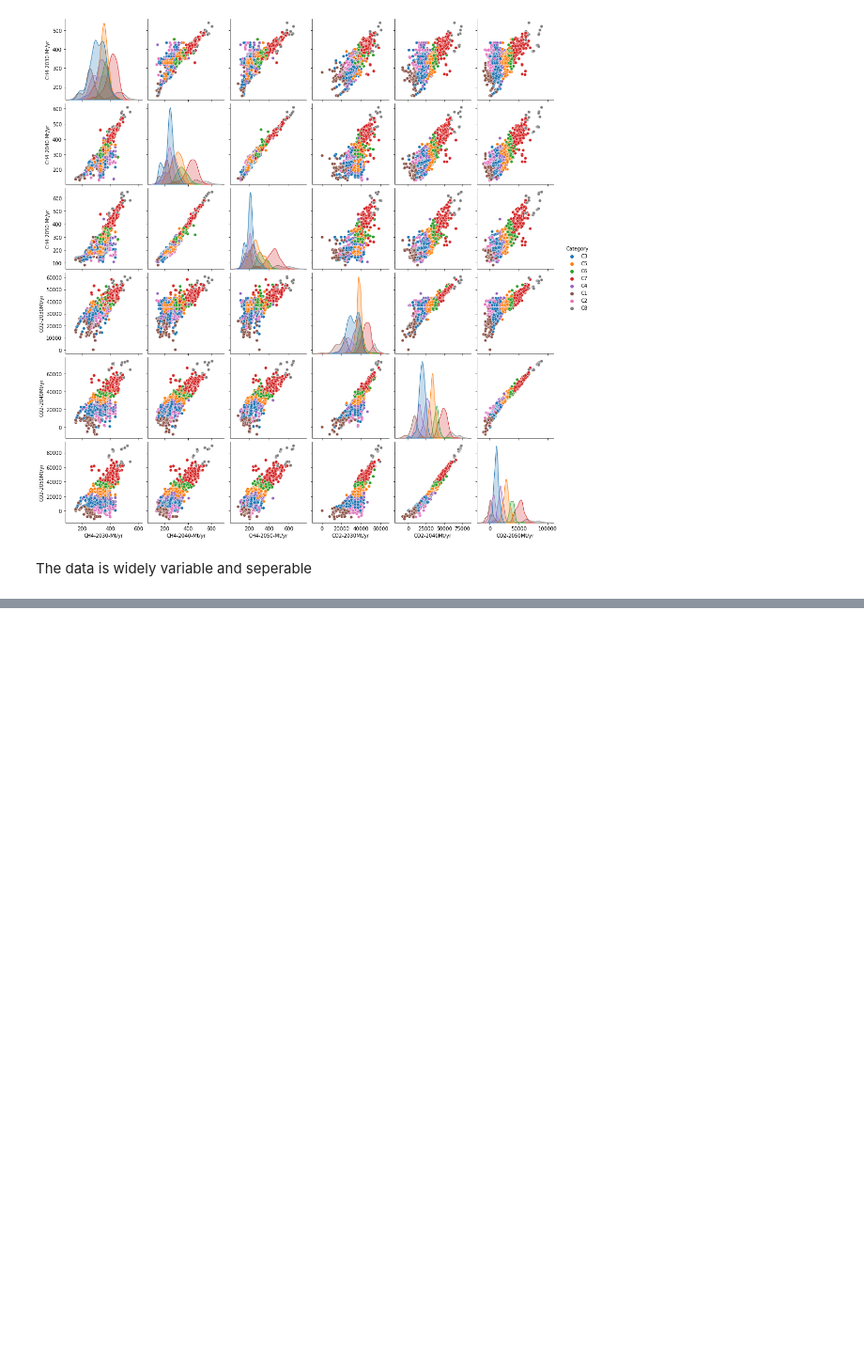
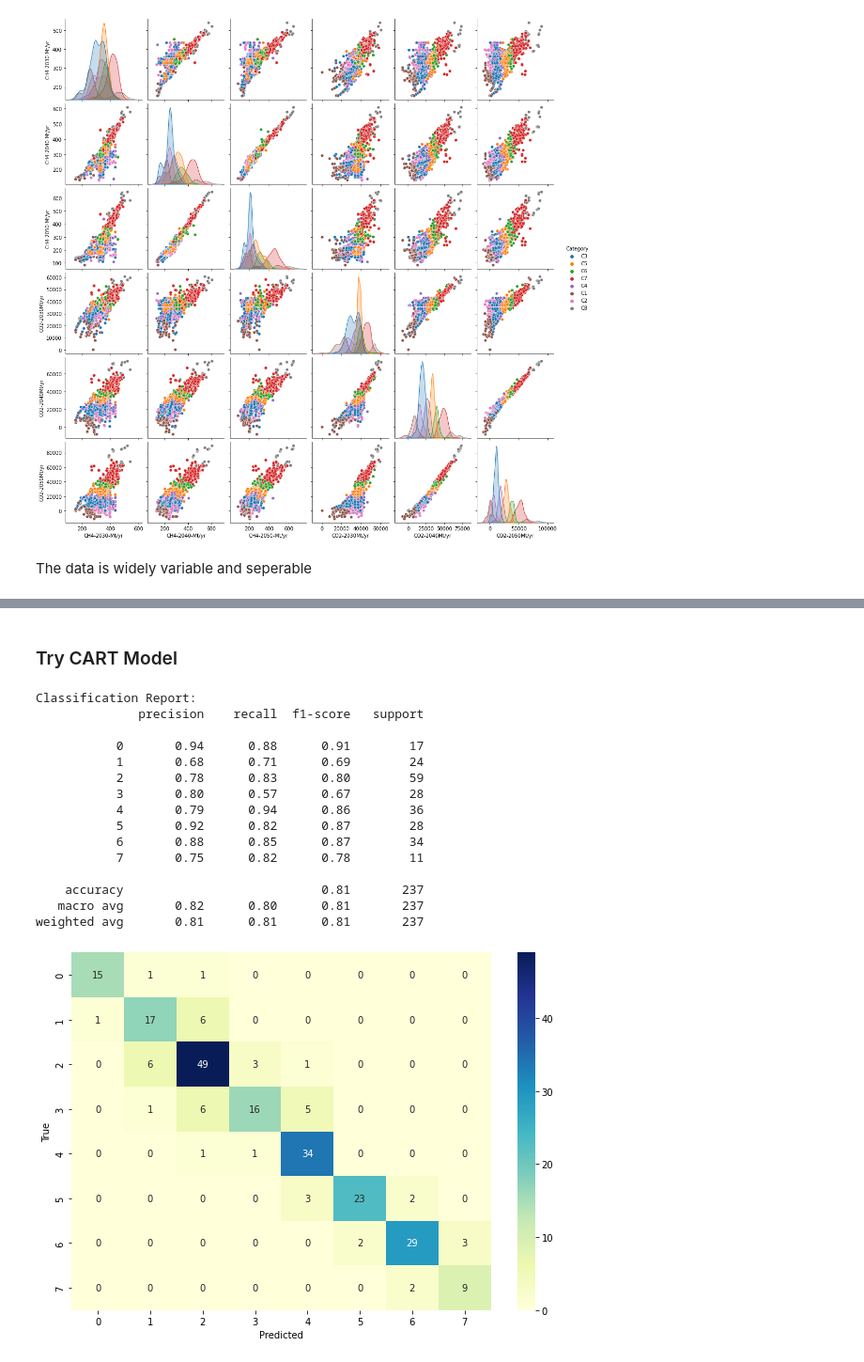
Before and after one commit to muadelm/IPCC_Scenarios, a Jupyter notebook: Classification_of_scenarioes_June2023/Classification_of_scenarioes.ipynb, the cells around one changed output, grey strips where cells are left out. Shown at 94% size. Saved outputs shown, nothing was run; the diff lists cells and outputs as text; code cells hidden in the pictures; blank space fills up the shorter version.

```diff
--- a/Classification_of_scenarioes_June2023/Classification_of_scenarioes.ipynb
+++ b/Classification_of_scenarioes_June2023/Classification_of_scenarioes.ipynb
@@ -336,0 +365,41 @@ weighted avg       0.80      0.80      0.80       237
+# %% [markdown]
+### Try CART Model
+# %%
+
+# Create CART Classifier
+clf = DecisionTreeClassifier()
+
+# Train the model using the training sets
+clf.fit(X_train, y_train)
+
+# Predict the response for test dataset
+y_pred = clf.predict(X_test)
+
+# Model Accuracy, how often is the classifier correct?
+print("\nClassification Report:")
+print(classification_report(y_test, y_pred))
+
+# Print confusion matrix
+cm = confusion_matrix(y_test, y_pred)
+plt.figure(figsize=(10,7))
+sns.heatmap(cm, annot=True, cmap="YlGnBu")
+plt.xlabel('Predicted')
+plt.ylabel('True')
+plt.show()
+# %% [output]
+Classification Report:
+              precision    recall  f1-score   support
+
+           0       0.94      0.88      0.91        17
+           1       0.68      0.71      0.69        24
+           2       0.78      0.83      0.80        59
+           3       0.80      0.57      0.67        28
+           4       0.79      0.94      0.86        36
+           5       0.92      0.82      0.87        28
+           6       0.88      0.85      0.87        34
+           7       0.75      0.82      0.78        11
+
+    accuracy                           0.81       237
+   macro avg       0.82      0.80      0.81       237
+weighted avg       0.81      0.81      0.81       237
+[figure, added]
```
Also changed, not shown: parts of 6 cells of this notebook.
